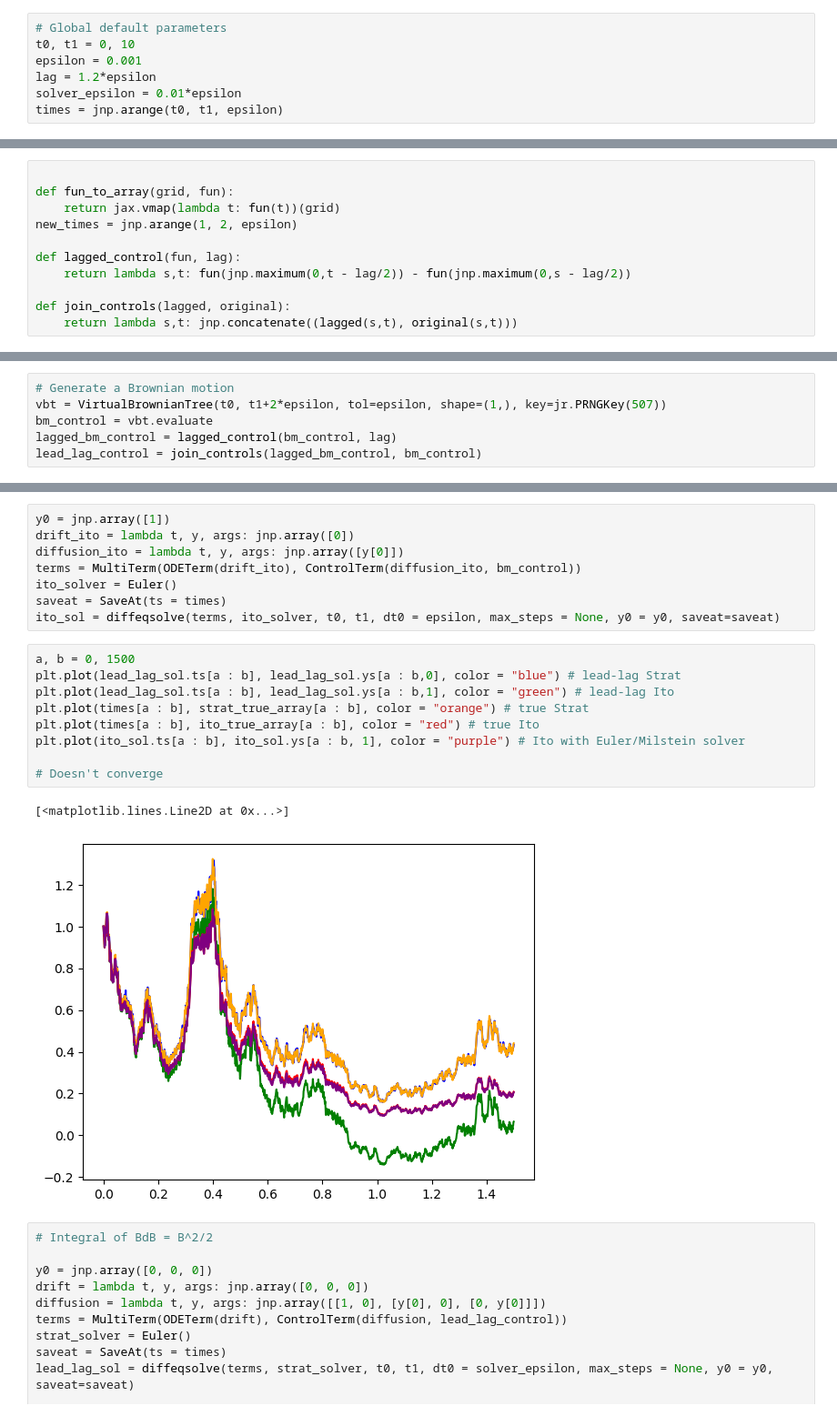
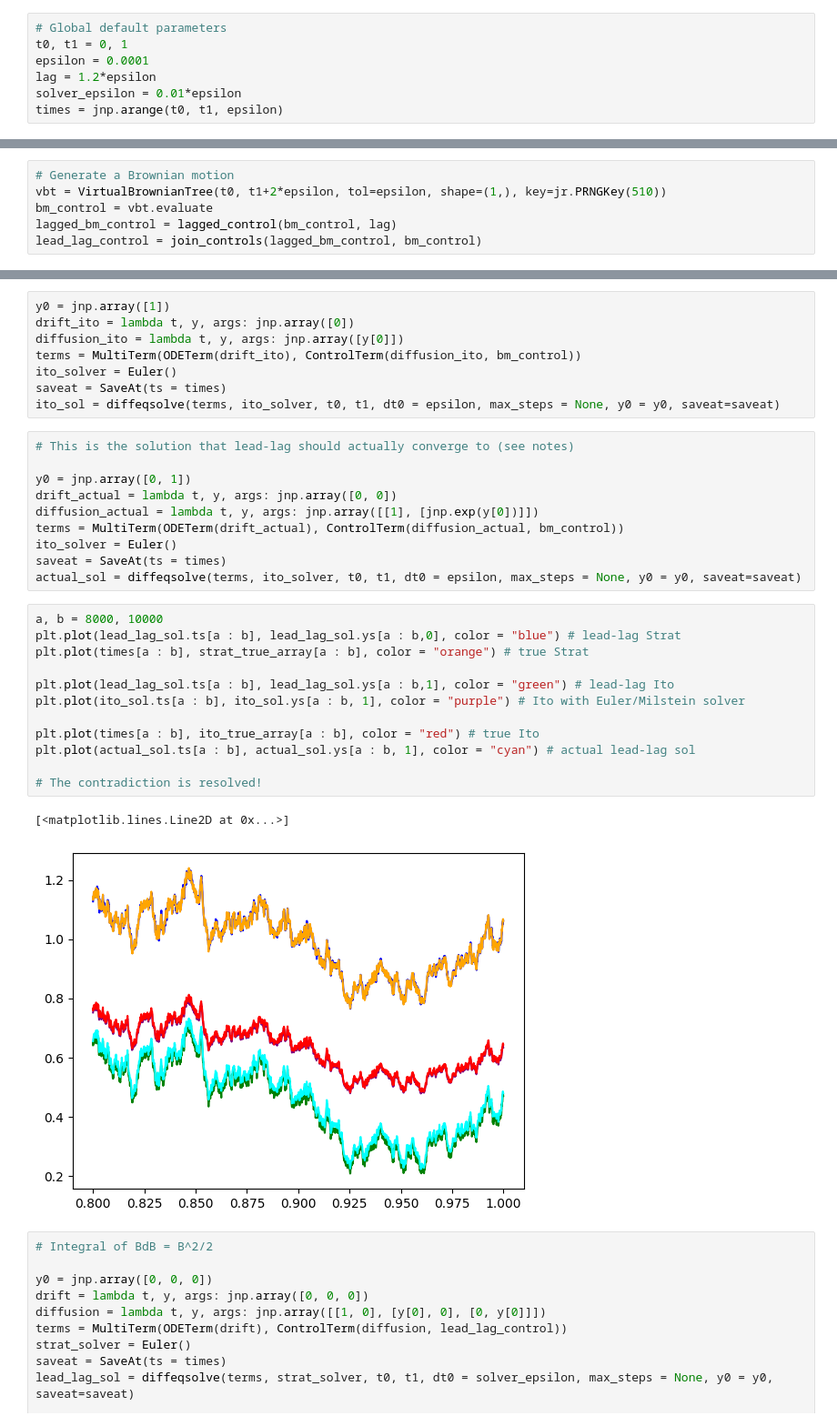
Before and after one commit to emilioferrucci/rough-vol-rough-paths, a Jupyter notebook: lead_lag_2.ipynb, the cells around one changed output, grey strips where cells are left out. Shown at 91% size. Drawn from its saved outputs; the diff is of its cells as text.

```diff
--- a/lead_lag_2.ipynb
+++ b/lead_lag_2.ipynb
@@ -8,7 +9,7 @@ from diffrax import *
 # %%
 # Global default parameters
-t0, t1 = 0, 10
-epsilon = 0.001
+t0, t1 = 0, 1
+epsilon = 0.0001
 lag = 1.2*epsilon
 solver_epsilon = 0.01*epsilon
 times = jnp.arange(t0, t1, epsilon)
@@ -20,21 +21,10 @@ times = jnp.arange(t0, t1, epsilon)
 # solver_epsilon = 0.01*epsilon
 # times = jnp.arange(t0, t1, epsilon)
-# %%
-
-def fun_to_array(grid, fun):
-    return jax.vmap(lambda t: fun(t))(grid)
-new_times = jnp.arange(1, 2, epsilon)
-
-def lagged_control(fun, lag):
-    return lambda s,t: fun(jnp.maximum(0,t - lag/2)) - fun(jnp.maximum(0,s - lag/2))
-
-def join_controls(lagged, original):
-    return lambda s,t: jnp.concatenate((lagged(s,t), original(s,t)))
 # %% [markdown]
 We want to approximate the solution to $\mathrm{d}Y_t = \sigma(Y_t,t) \mathrm{d} W_t$ as $\dot Y^{\varepsilon, +}$, where $$\begin{pmatrix} \dot Y^{\varepsilon, -}_t \\ \dot Y^{\varepsilon, +}_t \end{pmatrix} =  \sigma(Y^{\varepsilon, -}_t) \begin{pmatrix} \dot W^{\varepsilon, -}_t \\ \dot W^{\varepsilon, +}_t \end{pmatrix}.$$ Here $\varepsilon$ is the discretisation of the brownian motion; the solver should be on a finer grid.
 # %%
 # Generate a Brownian motion
-vbt = VirtualBrownianTree(t0, t1+2*epsilon, tol=epsilon, shape=(1,), key=jr.PRNGKey(507))
+vbt = VirtualBrownianTree(t0, t1+2*epsilon, tol=epsilon, shape=(1,), key=jr.PRNGKey(510))
 bm_control = vbt.evaluate
 lagged_bm_control = lagged_control(bm_control, lag)
 lead_lag_control = join_controls(lagged_bm_control, bm_control)
@@ -65,18 +55,31 @@ terms = MultiTerm(ODETerm(drift_ito), ControlTerm(diffusion_ito, bm_control))
 ito_solver = Euler()
 saveat = SaveAt(ts = times)
 ito_sol = diffeqsolve(terms, ito_solver, t0, t1, dt0 = epsilon, max_steps = None, y0 = y0, saveat=saveat)
+# %%
+# This is the solution that lead-lag should actually converge to (see notes)
+
+y0 = jnp.array([0, 1])
+drift_actual = lambda t, y, args: jnp.array([0, 0])
+diffusion_actual = lambda t, y, args: jnp.array([[1], [jnp.exp(y[0])]])
+terms = MultiTerm(ODETerm(drift_actual), ControlTerm(diffusion_actual, bm_control))
+ito_solver = Euler()
+saveat = SaveAt(ts = times)
+actual_sol = diffeqsolve(terms, ito_solver, t0, t1, dt0 = epsilon, max_steps = None, y0 = y0, saveat=saveat)
 # %%
-a, b = 0, 1500
+a, b = 8000, 10000
 plt.plot(lead_lag_sol.ts[a : b], lead_lag_sol.ys[a : b,0], color = "blue") # lead-lag Strat
+plt.plot(times[a : b], strat_true_array[a : b], color = "orange") # true Strat
+
 plt.plot(lead_lag_sol.ts[a : b], lead_lag_sol.ys[a : b,1], color = "green") # lead-lag Ito
-plt.plot(times[a : b], strat_true_array[a : b], color = "orange") # true Strat
-plt.plot(times[a : b], ito_true_array[a : b], color = "red") # true Ito
 plt.plot(ito_sol.ts[a : b], ito_sol.ys[a : b, 1], color = "purple") # Ito with Euler/Milstein solver
 
-# Doesn't converge
+plt.plot(times[a : b], ito_true_array[a : b], color = "red") # true Ito
+plt.plot(actual_sol.ts[a : b], actual_sol.ys[a : b, 1], color = "cyan") # actual lead-lag sol
+
+# The contradiction is resolved!
 # %% [output]
 [<matplotlib.lines.Line2D at 0x...>]
-[figure, old version]
+[figure, new version]
 # %%
 # Integral of BdB = B^2/2
 
```
Also changed, not shown: parts of 5 cells of this notebook, 3 other files.
